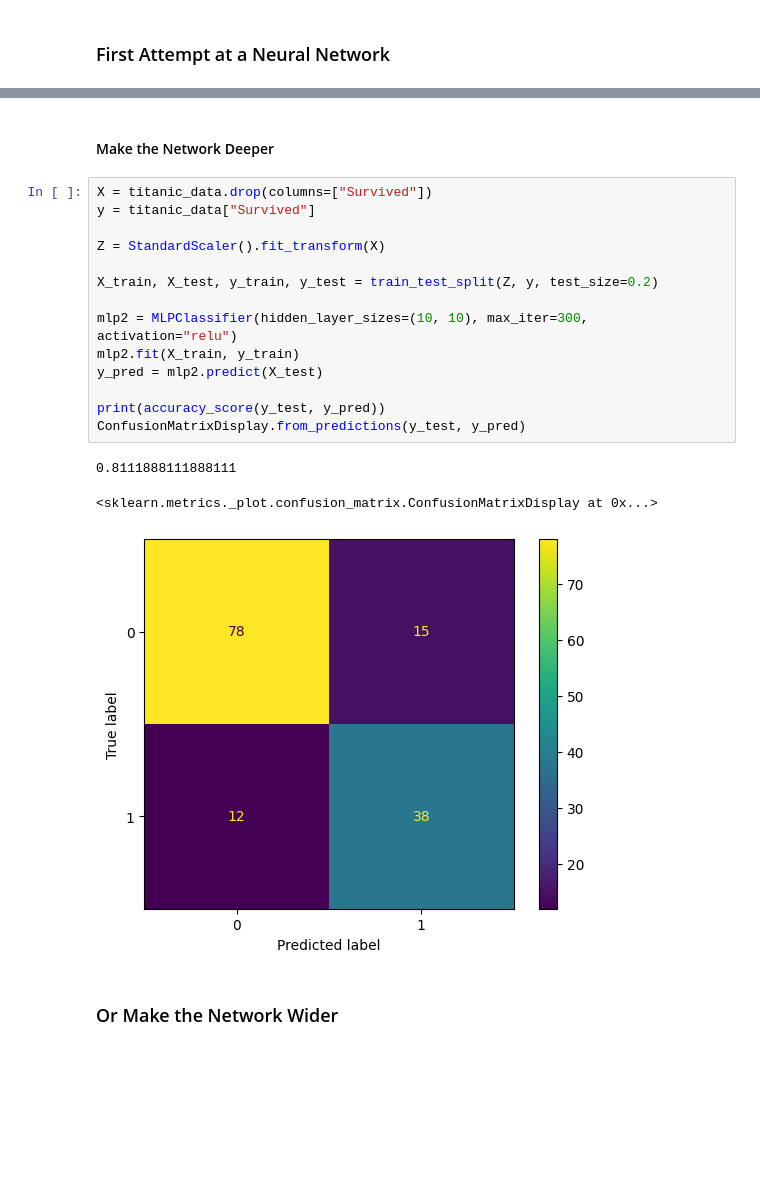
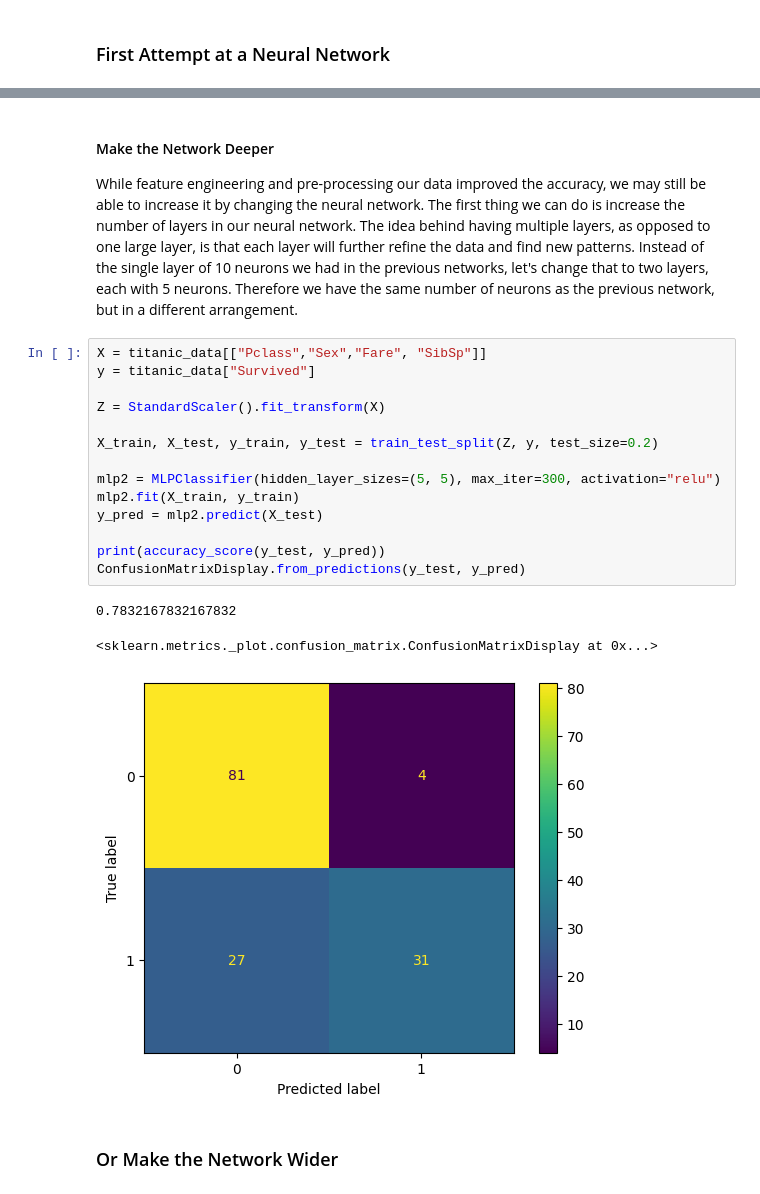
Before and after one commit to butler-julie-physics/UMUDataScienceCamp_NeuralNetworks, a Jupyter notebook: NeuralNetworkSession1.ipynb, the cells around one changed output, grey strips where cells are left out. Saved outputs shown, nothing was run; the diff lists cells and outputs as text; blank space fills up the shorter version.

```diff
--- a/NeuralNetworkSession1.ipynb
+++ b/NeuralNetworkSession1.ipynb
@@ -307,23 +303,25 @@ ConfusionMatrixDisplay.from_predictions(y_test, y_pred)
 # %% [markdown]
 #### Make the Network Deeper
+
+While feature engineering and pre-processing our data improved the accuracy, we may still be able to increase it by changing the neural network. The first thing we can do is increase the number of layers in our neural network. The idea behind having multiple layers, as opposed to one large layer, is that each layer will further refine the data and find new patterns. Instead of the single layer of 10 neurons we had in the previous networks, let's change that to two layers, each with 5 neurons. Therefore we have the same number of neurons as the previous network, but in a different arrangement.
 # %%
-X = titanic_data.drop(columns=["Survived"])
+X = titanic_data[["Pclass","Sex","Fare", "SibSp"]]
 y = titanic_data["Survived"]
 
 Z = StandardScaler().fit_transform(X)
 
 X_train, X_test, y_train, y_test = train_test_split(Z, y, test_size=0.2)
 
-mlp2 = MLPClassifier(hidden_layer_sizes=(10, 10), max_iter=300, activation="relu")
+mlp2 = MLPClassifier(hidden_layer_sizes=(5, 5), max_iter=300, activation="relu")
 mlp2.fit(X_train, y_train)
 y_pred = mlp2.predict(X_test)
 
 print(accuracy_score(y_test, y_pred))
 ConfusionMatrixDisplay.from_predictions(y_test, y_pred)
 # %% [output]
-0.8111888111888111
+0.7832167832167832
 <sklearn.metrics._plot.confusion_matrix.ConfusionMatrixDisplay at 0x...>
-[figure, old version]
+[figure, new version]
 # %% [markdown]
 ### Or Make the Network Wider
 # %%
```
Also changed, not shown: parts of 7 cells of this notebook.
